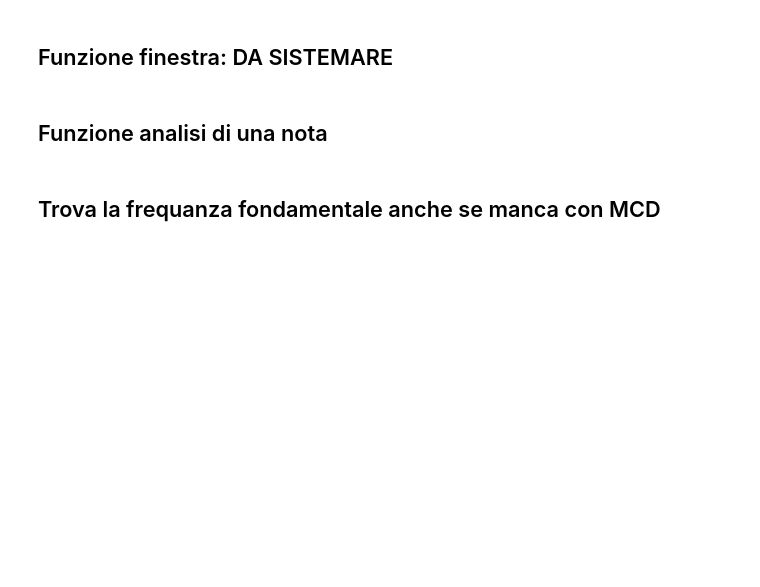
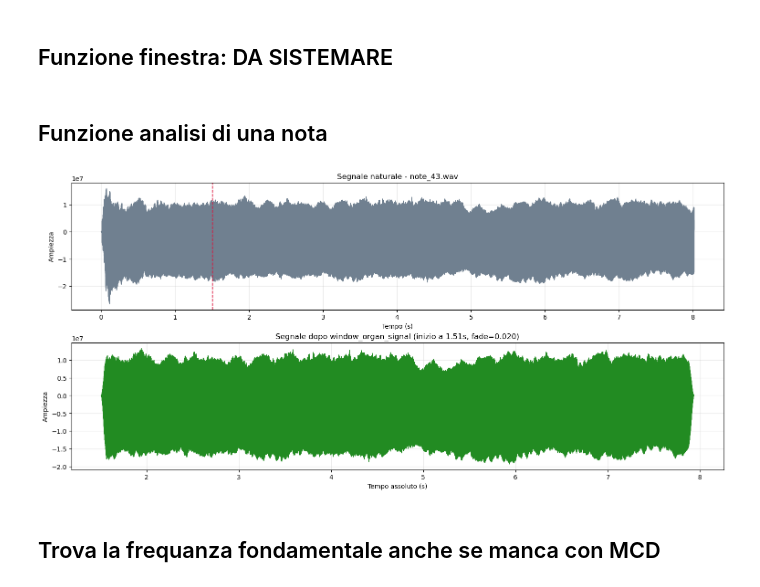
Before and after one commit to FrancescooParis/Machine-Learning-in-Acoustics, a Jupyter notebook: Acoustics.ipynb, the cells around one changed output. Saved outputs shown, nothing was run; the diff lists cells and outputs as text; code cells hidden in the pictures; blank space fills up the shorter version.

Commit message:
windowing cazzo culo

```diff
--- a/Acoustics.ipynb
+++ b/Acoustics.ipynb
@@ -123,6 +177,46 @@ def analizza_nota_welch_mono(file_path, nperseg=8192):
     plt.show()
 
     return freqs, psd
+# %%
+# Esempio visivo: confronto tra segnale naturale e segnale ritagliato/finestrato
+sample_file = Path('data/note_43.wav')
+
+samplerate, data = wavfile.read(sample_file)
+if data.dtype == np.int16:
+    data = data / 32768.0
+
+if len(data.shape) > 1:
+    signal_mono = np.mean(data, axis=1)
+else:
+    signal_mono = data
+
+windowed_signal, start_idx, end_idx, fade_fraction = window_organ_signal(
+    signal_mono, samplerate, return_info=True
+)
+
+raw_time = np.arange(len(signal_mono)) / samplerate
+windowed_time = (start_idx + np.arange(len(windowed_signal))) / samplerate
+
+fig, axes = plt.subplots(2, 1, figsize=(15, 7), constrained_layout=True)
+
+axes[0].plot(raw_time, signal_mono, color='slategray', linewidth=0.8)
+axes[0].axvline(start_idx / samplerate, color='crimson', linestyle='--', linewidth=1.2)
+axes[0].set_title(f'Segnale naturale - {sample_file.name}')
+axes[0].set_xlabel('Tempo (s)')
+axes[0].set_ylabel('Ampiezza')
+axes[0].grid(True, alpha=0.25)
+
+axes[1].plot(windowed_time, windowed_signal, color='forestgreen', linewidth=0.9)
+axes[1].set_title(
+    f'Segnale dopo window_organ_signal (inizio a {start_idx / samplerate:.2f}s, fade={fade_fraction:.3f})'
+)
+axes[1].set_xlabel('Tempo assoluto (s)')
+axes[1].set_ylabel('Ampiezza')
+axes[1].grid(True, alpha=0.25)
+
+plt.show()
+# %% [output]
+[figure, added]
 # %% [markdown]
 ## Trova la frequanza fondamentale anche se manca con MCD
 # %%
```
Also changed, not shown: parts of 4 cells of this notebook.
